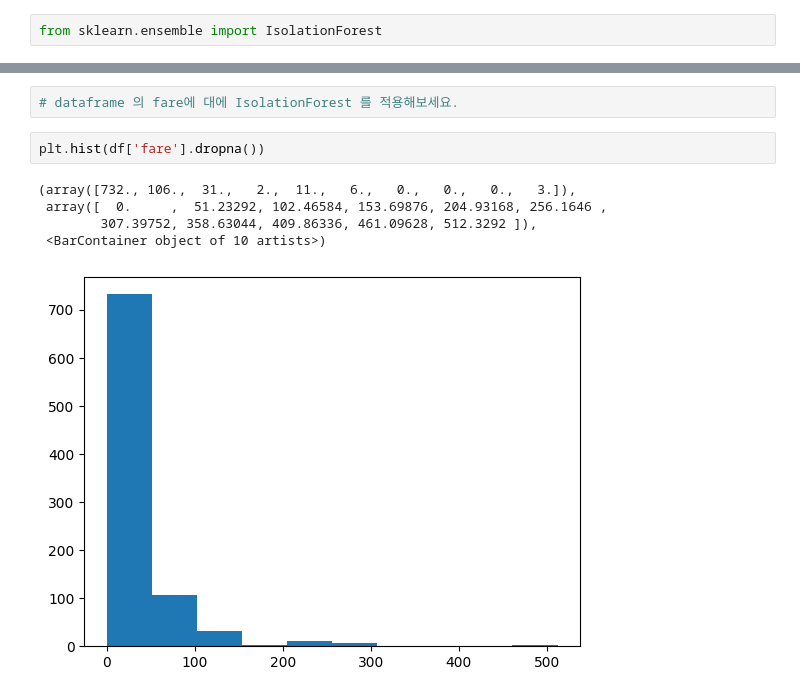
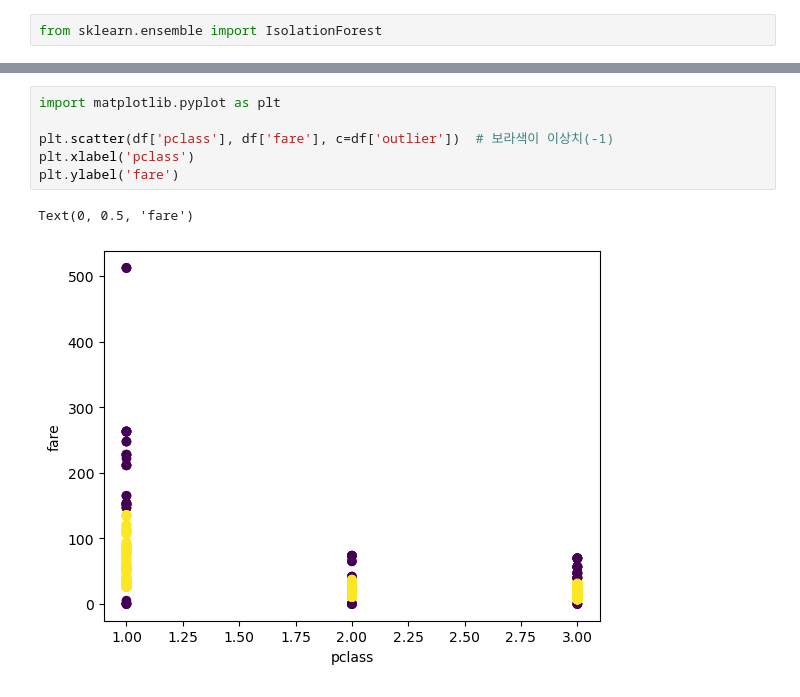
Before and after one commit to park-ys2-gs/standard_b, a Jupyter notebook: week_2_1_preprocessing.ipynb, the cells around one changed output, grey strips where cells are left out. Saved outputs shown, nothing was run; the diff lists cells and outputs as text.

```diff
--- a/week_2_1_preprocessing.ipynb
+++ b/week_2_1_preprocessing.ipynb
@@ -945,10 +1047,9 @@ outliers
-# %%
-# dataframe 의 fare에 대에 IsolationForest 를 적용해보세요.
-# %%
-plt.hist(df['fare'].dropna())
-# %% [output]
-(array([732., 106.,  31.,   2.,  11.,   6.,   0.,   0.,   0.,   3.]),
- array([  0.     ,  51.23292, 102.46584, 153.69876, 204.93168, 256.1646 ,
-        307.39752, 358.63044, 409.86336, 461.09628, 512.3292 ]),
- <BarContainer object of 10 artists>)
-[figure, removed]
+# %%
+import matplotlib.pyplot as plt
+
+plt.scatter(df['pclass'], df['fare'], c=df['outlier'])  # 보라색이 이상치(-1)
+plt.xlabel('pclass')
+plt.ylabel('fare')
+# %% [output]
+Text(0, 0.5, 'fare')
+[figure, added]
```
Also changed, not shown: parts of 25 cells of this notebook.
